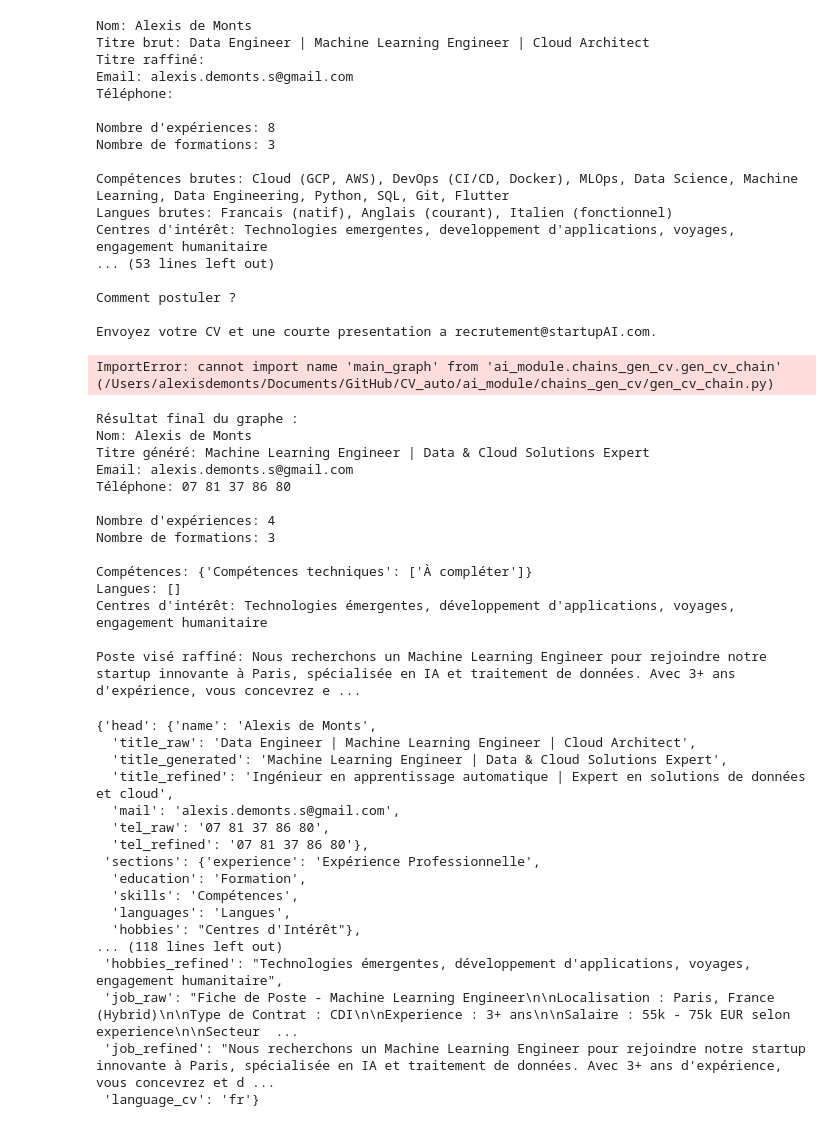
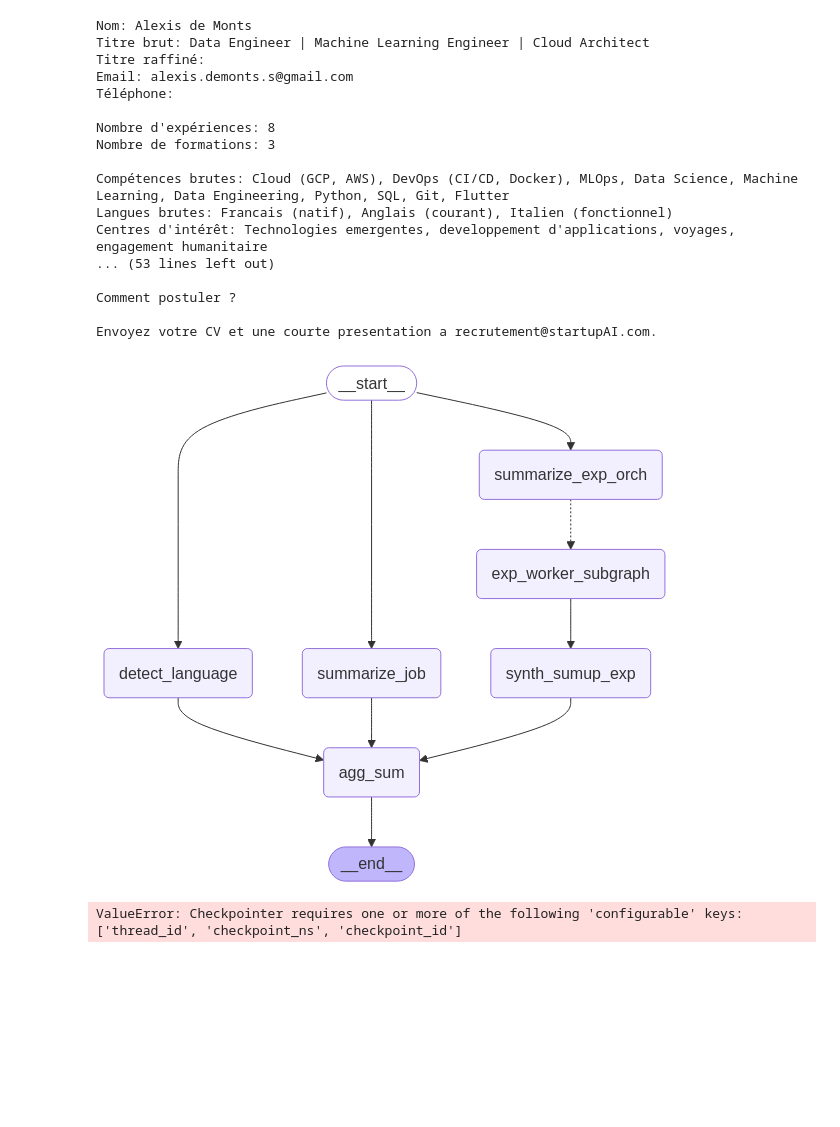
Before and after one commit to alexdmds/cv_auto, a Jupyter notebook: dev_test/notebooks/test_gen_cv.ipynb, the cells around one changed output. Drawn from its saved outputs; the diff is of its cells as text; code cells hidden in the pictures; blank space fills up the shorter version.

Commit message:
chain reparee

```diff
--- a/dev_test/notebooks/test_gen_cv.ipynb
+++ b/dev_test/notebooks/test_gen_cv.ipynb
@@ -47,13 +47,16 @@ Envoyez votre CV et une courte presentation a recrutement@startupAI.com.
 # %%
 # Importer le graphe compilé pour la génération de CV
 from ai_module.chains_gen_cv.gen_cv_chain import create_cv_chain
 from IPython.display import Image, display
 
 graph = create_cv_chain()
 
-display(Image(main_graph.get_graph().draw_mermaid_png()))
+display(Image(graph.get_graph().draw_mermaid_png()))
 # %% [output]
-ImportError: cannot import name 'main_graph' from 'ai_module.chains_gen_cv.gen_cv_chain' (/Users/alexisdemonts/Documents/GitHub/CV_auto/ai_module/chains_gen_cv/gen_cv_chain.py)
+[figure, added]
 # %%
 # Tester le graphe compilé pour la génération de CV
-result = compiled_gencv_graph.invoke(cv_state)
+config = {"configurable": {"thread_id": "exemple"}}
+result = graph.invoke(cv_state, config=config)
+# %% [output]
+ValueError: Checkpointer requires one or more of the following 'configurable' keys: ['thread_id', 'checkpoint_ns', 'checkpoint_id']
@@ -66,48 +62,0 @@ print(f"Résultat enregistré dans {output_path}")
-# %%
-# Afficher les champs les plus importants du résultat final
-print("\nRésultat final du graphe :")
-print(f"Nom: {result['head']['name']}")
-print(f"Titre généré: {result['head']['title_generated']}")
-print(f"Email: {result['head']['mail']}")
-print(f"Téléphone: {result['head']['tel_refined']}")
-print(f"\nNombre d'expériences: {len(result['experiences'])}")
-print(f"Nombre de formations: {len(result['education'])}")
-print(f"\nCompétences: {result['competences']}")
-print(f"Langues: {result['langues']}")
-print(f"Centres d'intérêt: {result['hobbies_refined']}")
-print(f"\nPoste visé raffiné: {result['job_refined']}")
-# %% [output]
-Résultat final du graphe :
-Nom: Alexis de Monts
-Titre généré: Machine Learning Engineer | Data & Cloud Solutions Expert
-Email: alexis.demonts.s@gmail.com
-Téléphone: 07 81 37 86 80
-
-Nombre d'expériences: 4
-Nombre de formations: 3
-
-Compétences: {'Compétences techniques': ['À compléter']}
-Langues: []
-Centres d'intérêt: Technologies émergentes, développement d'applications, voyages, engagement humanitaire
-
-Poste visé raffiné: Nous recherchons un Machine Learning Engineer pour rejoindre notre startup innovante à Paris, spécialisée en IA et traitement de données. Avec 3+ ans d'expérience, vous concevrez e ...
-# %%
-result
-# %% [output]
-{'head': {'name': 'Alexis de Monts',
-  'title_raw': 'Data Engineer | Machine Learning Engineer | Cloud Architect',
-  'title_generated': 'Machine Learning Engineer | Data & Cloud Solutions Expert',
-  'title_refined': 'Ingénieur en apprentissage automatique | Expert en solutions de données et cloud',
-  'mail': 'alexis.demonts.s@gmail.com',
-  'tel_raw': '07 81 37 86 80',
-  'tel_refined': '07 81 37 86 80'},
- 'sections': {'experience': 'Expérience Professionnelle',
-  'education': 'Formation',
-  'skills': 'Compétences',
-  'languages': 'Langues',
-  'hobbies': "Centres d'Intérêt"},
-... (118 lines left out)
- 'hobbies_refined': "Technologies émergentes, développement d'applications, voyages, engagement humanitaire",
- 'job_raw': "Fiche de Poste - Machine Learning Engineer\n\nLocalisation : Paris, France (Hybrid)\n\nType de Contrat : CDI\n\nExperience : 3+ ans\n\nSalaire : 55k - 75k EUR selon experience\n\nSecteur  ...
- 'job_refined': "Nous recherchons un Machine Learning Engineer pour rejoindre notre startup innovante à Paris, spécialisée en IA et traitement de données. Avec 3+ ans d'expérience, vous concevrez et d ...
- 'language_cv': 'fr'}
```
Also changed, not shown: parts of 9 cells of this notebook, 2 other files.
